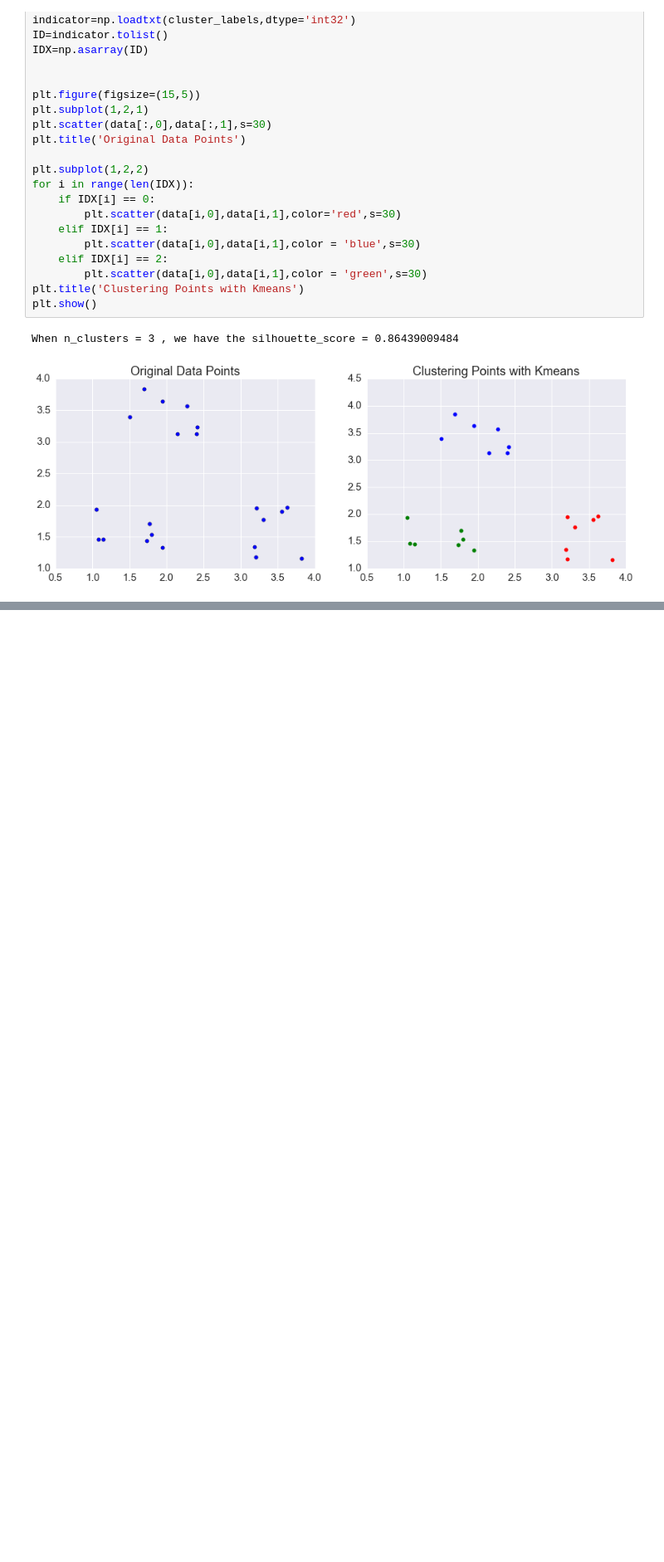
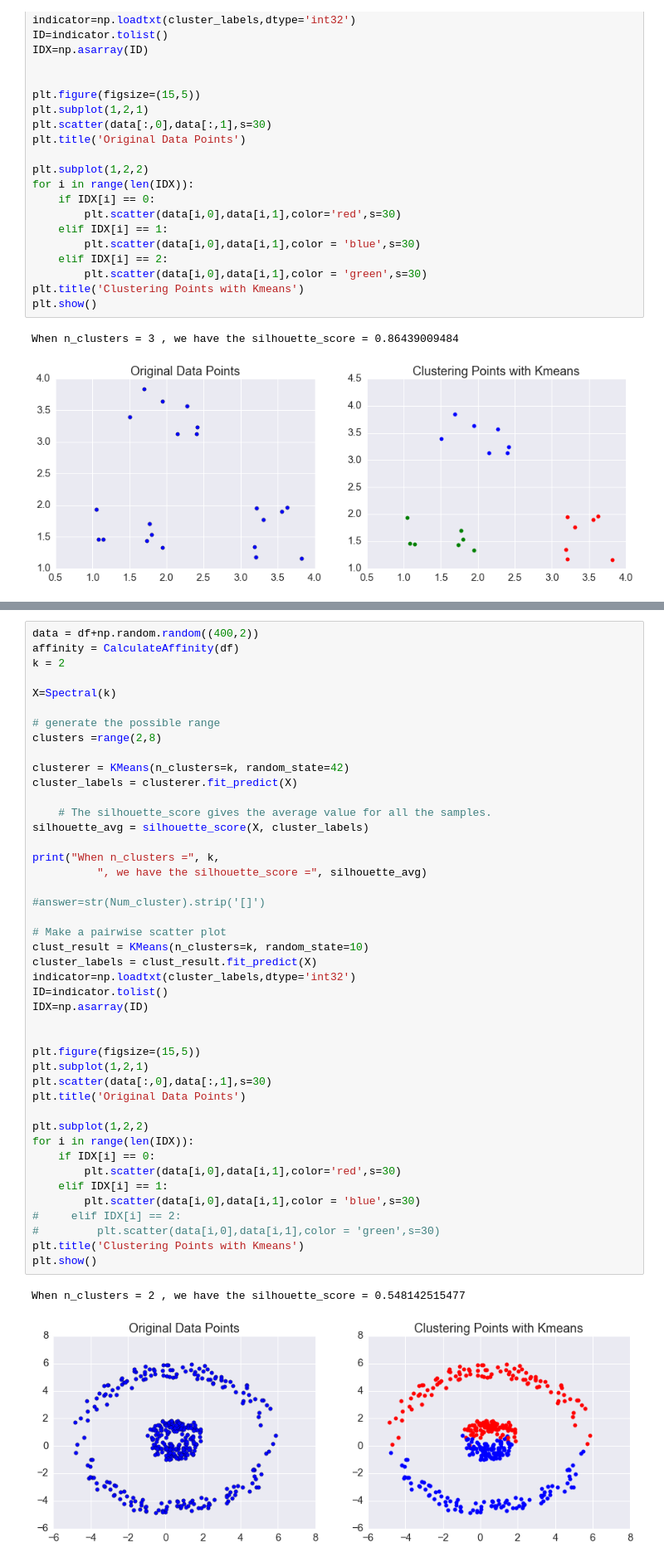
Before and after one commit to wzwangqi/663FinalProject, a Jupyter notebook: ProjectCode.ipynb, the cells around one changed output, grey strips where cells are left out. Shown: that part at 83% size. Drawn from its saved outputs; the diff is of its cells as text; blank space fills up the shorter version.

```diff
--- a/ProjectCode.ipynb
+++ b/ProjectCode.ipynb
@@ -493,0 +619,47 @@ When n_clusters = 3 , we have the silhouette_score = 0.86439009484
+# %%
+data = df+np.random.random((400,2))
+affinity = CalculateAffinity(df)
+k = 2
+
+X=Spectral(k)
+
+# generate the possible range
+clusters =range(2,8)
+
+clusterer = KMeans(n_clusters=k, random_state=42)
+cluster_labels = clusterer.fit_predict(X)
+
+    # The silhouette_score gives the average value for all the samples.
+silhouette_avg = silhouette_score(X, cluster_labels)
+
+print("When n_clusters =", k,
+          ", we have the silhouette_score =", silhouette_avg)
+
+#answer=str(Num_cluster).strip('[]')
+
+# Make a pairwise scatter plot
+clust_result = KMeans(n_clusters=k, random_state=10)
+cluster_labels = clust_result.fit_predict(X)
+indicator=np.loadtxt(cluster_labels,dtype='int32')
+ID=indicator.tolist()
+IDX=np.asarray(ID)
+
+
+plt.figure(figsize=(15,5))
+plt.subplot(1,2,1)
+plt.scatter(data[:,0],data[:,1],s=30)
+plt.title('Original Data Points')
+
+plt.subplot(1,2,2)
+for i in range(len(IDX)):
+    if IDX[i] == 0:
+        plt.scatter(data[i,0],data[i,1],color='red',s=30)
+    elif IDX[i] == 1:
+        plt.scatter(data[i,0],data[i,1],color = 'blue',s=30)
+#     elif IDX[i] == 2:
+#         plt.scatter(data[i,0],data[i,1],color = 'green',s=30)
+plt.title('Clustering Points with Kmeans')
+plt.show()
+# %% [output]
+When n_clusters = 2 , we have the silhouette_score = 0.548142515477
+[figure, added]
```
Also changed, not shown: parts of 11 cells of this notebook.
